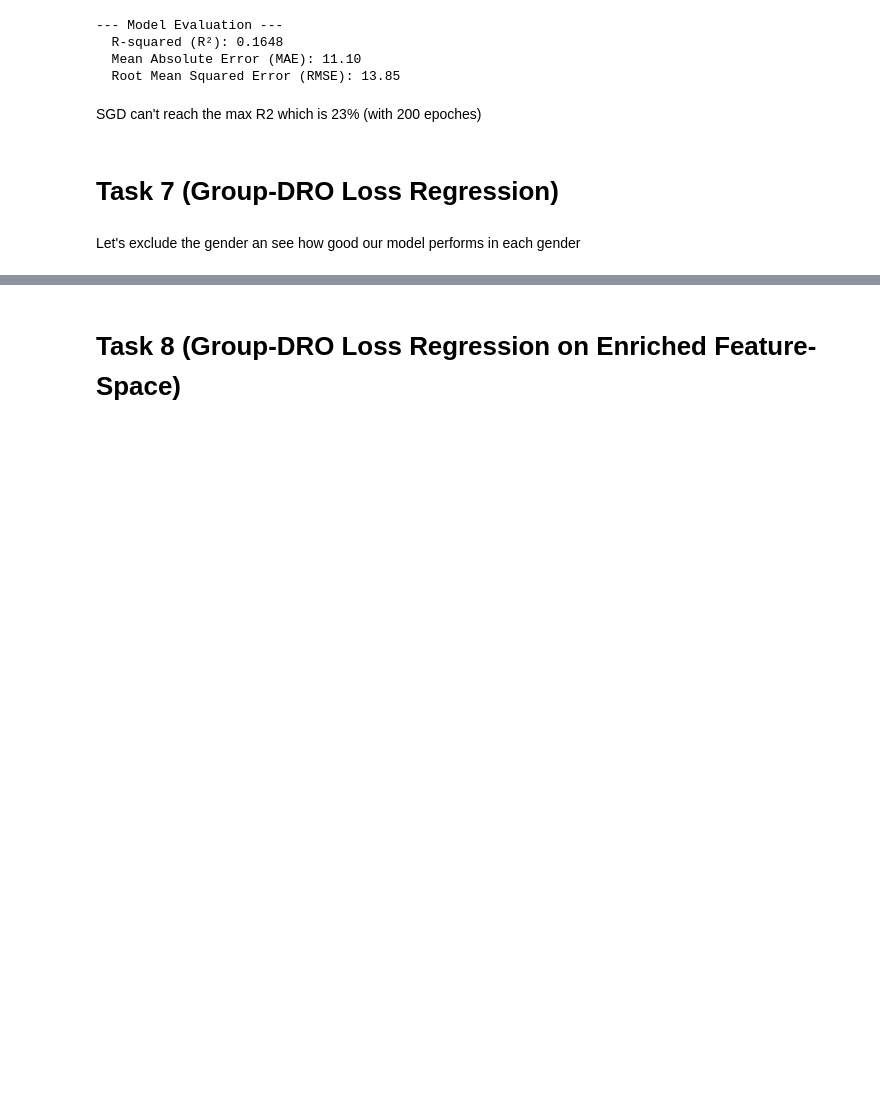
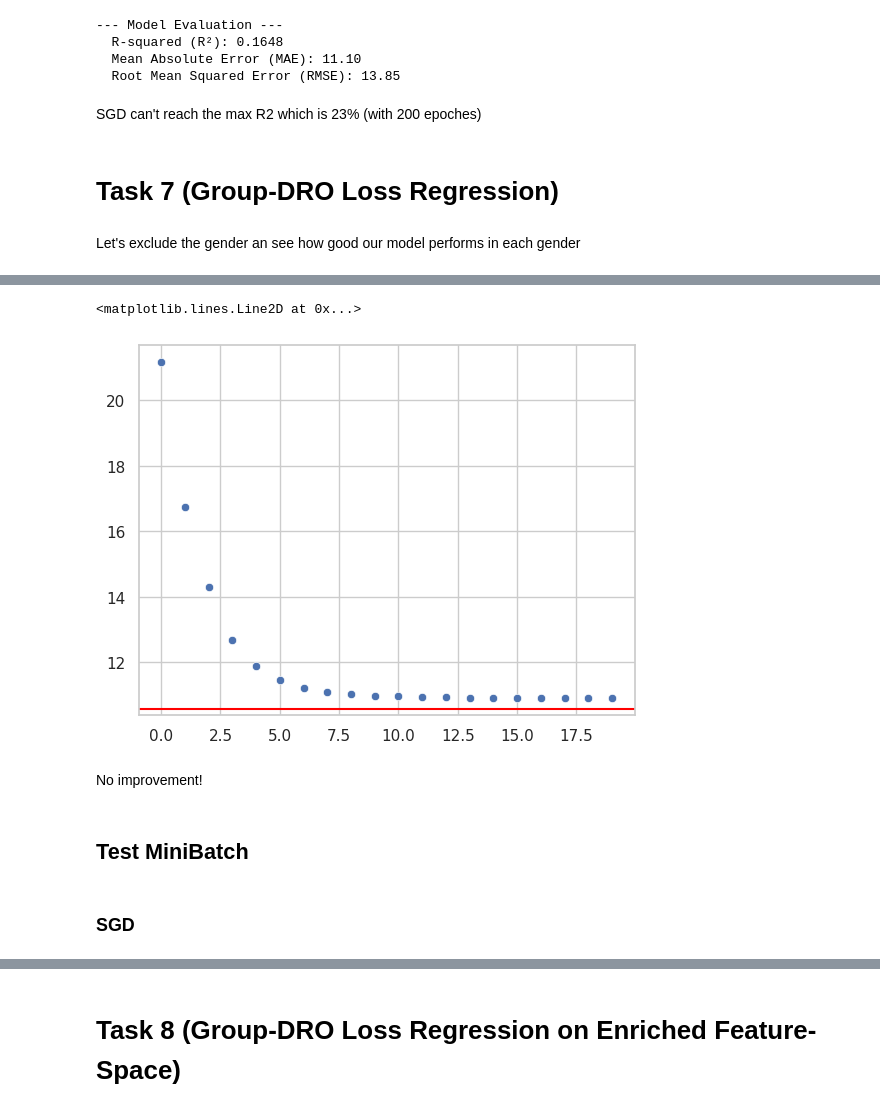
Before and after one commit to akp2003/Machine_Learning_Exercises, a Jupyter notebook: Adv_AI/P1/Project1.ipynb, the cells around one changed output, grey strips where cells are left out. Drawn from its saved outputs; the diff is of its cells as text; code cells hidden in the pictures; blank space fills up the shorter version.

```diff
--- a/Adv_AI/P1/Project1.ipynb
+++ b/Adv_AI/P1/Project1.ipynb
@@ -930,2 +914,3 @@ X_task3
 # %%
-X_DRO7 = X_task3.drop(['gender_female', 'gender_male'], axis = 1)
+X_DRO7 = X_task3.drop(['gender_female'], axis = 1)
+X_DRO7
@@ -954,0 +950,8 @@ plt.plot([min_val, max_val], [min_val, max_val], 'r--', lw=2)
+# %%
+n, i = symbols('n i')
+Xs = MatrixSymbol('X', n, X_DRO7.shape[1])
+Ys = MatrixSymbol('y', n, 1)
+Ws = MatrixSymbol('w', X_DRO7.shape[1], 1)
+
+loss_DRO7 = Max( Sum(Xs[i,0]*((Xs[i,1:]*Ws[1:,:])[0]- Ys[i,0])**2 ,(i, 0, n-1)) , Sum((1-Xs[i,0])*((Xs[i,1:]*Ws[1:,:])[0]- Ys[i,0])**2 ,(i, 0, n-1)) )
+loss_DRO7
@@ -954,0 +972,28 @@ plt.plot([min_val, max_val], [min_val, max_val], 'r--', lw=2)
+# %%
+def MiniBatch(X, y, loss, batch_size, epoch, eta=0.0001, history = False, w = None, modules = 'cmath'): # expects X and y to be pandas dataframes
+    y = np.matrix(y).reshape(-1,1)
+    X = np.matrix(X)
+    hist = {}
+    n = symbols('n')
+    Xs = MatrixSymbol('X', batch_size, X.shape[1])
+    Ys = MatrixSymbol('y', batch_size, 1)
+    Ws = MatrixSymbol('w', X.shape[1], 1)
+    if w == None:
+        w = np.repeat(0, X.shape[1], axis=0).reshape(-1,1)
+    grad = lambdify([Xs,Ws,Ys,n] ,[loss.diff(Ws[i]) for i in range(X.shape[1])], docstring_limit = 0, modules = modules)
+    #print(loss.diff(Ws[0]))
+    part = np.linspace(0,X.shape[0],X.shape[0]//batch_size +1 , dtype=int)
+    print(f"Number of batches : {len(part)-1}")
+    for t in range(epoch):
+        for i in range(len(part)-1):
+            start, end = part[i], part[i+1]
+            g = grad(X[start:end,],w,y[start:end,],y[start:end,].shape[0])
+            w = w - eta * np.array(g).reshape(-1,1)
+        if history:
+            hist[t] = w
+    return (w,hist)
+
+DRO_coef, DRO_hist = MiniBatch(X_DRO7,y,loss_DRO7, 100, 20, history = True, eta = 0.0009)
+print(DRO_coef)
+y_pred_sgd =  np.matmul(DRO_coef.reshape(1,-1),  X_DRO7.to_numpy().T).T
+basic_eval(y,y_pred_sgd)
@@ -954,0 +1018,12 @@ plt.plot([min_val, max_val], [min_val, max_val], 'r--', lw=2)
+# %%
+sns.scatterplot([mean_absolute_error(y,np.matmul(w.reshape(1,-1),  X_DRO7.to_numpy().T).T) for _,w in DRO_hist.items()])
+plt.axhline(mean_absolute_error(y,y_pred_task3), color = 'red')
+# %% [output]
+<matplotlib.lines.Line2D at 0x...>
+[figure, added]
+# %% [markdown]
+No improvement!
+# %% [markdown]
+## Test MiniBatch
+# %% [markdown]
+### SGD
```
Also changed, not shown: parts of 41 cells of this notebook, 2 other files.
